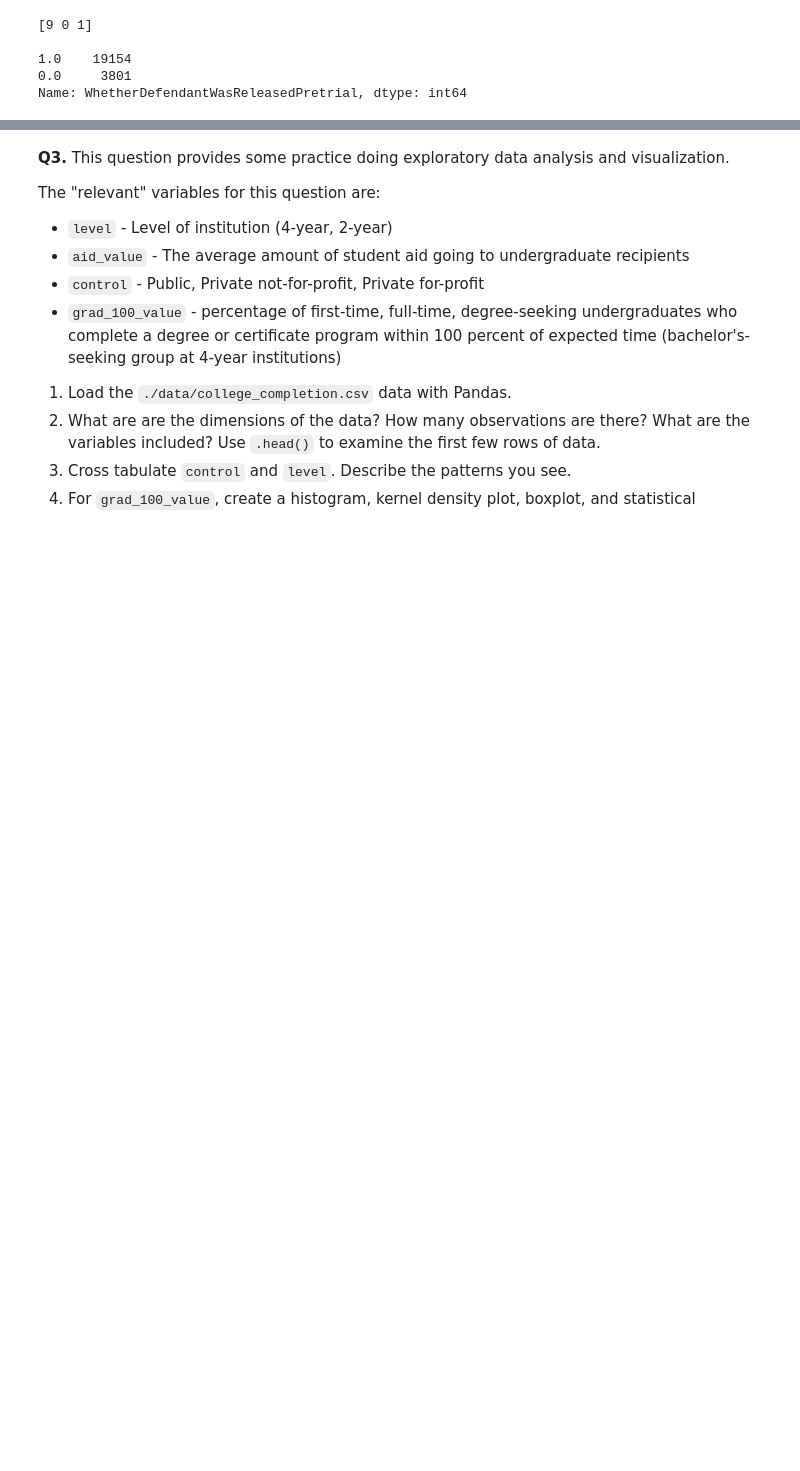
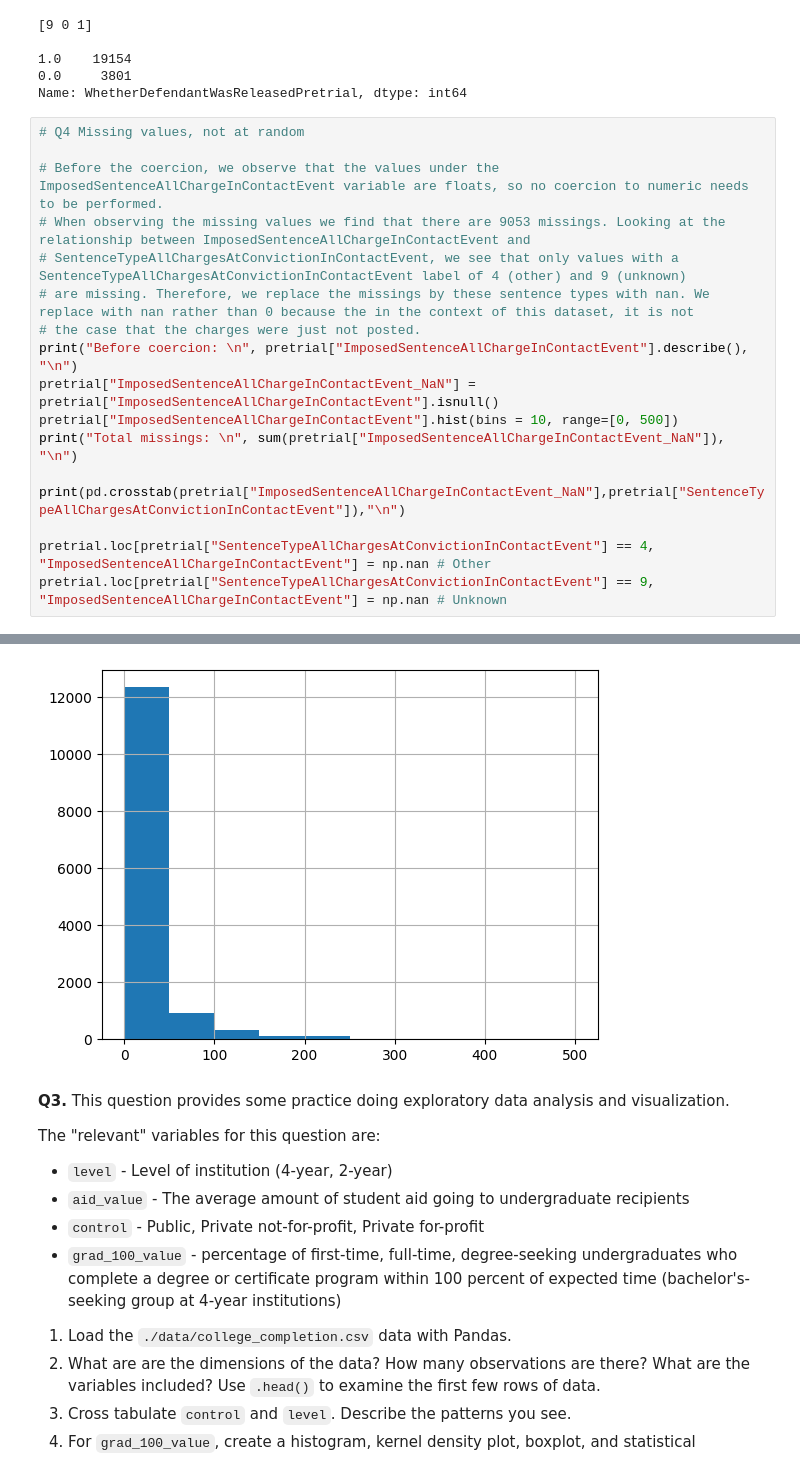
Before and after one commit to chrryyy/assignment2, a Jupyter notebook: assignment2.ipynb, the cells around one changed output, grey strips where cells are left out. Drawn from its saved outputs; the diff is of its cells as text; blank space fills up the shorter version.

```diff
--- a/assignment2.ipynb
+++ b/assignment2.ipynb
@@ -112,3 +112,21 @@ print(pretrial["WhetherDefendantWasReleasedPretrial"].value_counts())
 1.0    19154
 0.0     3801
 Name: WhetherDefendantWasReleasedPretrial, dtype: int64
+# %%
+# Q4 Missing values, not at random
+
+# Before the coercion, we observe that the values under the ImposedSentenceAllChargeInContactEvent variable are floats, so no coercion to numeric needs to be performed.
+# When observing the missing values we find that there are 9053 missings. Looking at the relationship between ImposedSentenceAllChargeInContactEvent and
+# SentenceTypeAllChargesAtConvictionInContactEvent, we see that only values with a SentenceTypeAllChargesAtConvictionInContactEvent label of 4 (other) and 9 (unknown)
+# are missing. Therefore, we replace the missings by these sentence types with nan. We replace with nan rather than 0 because the in the context of this dataset, it is not
+# the case that the charges were just not posted.
+print("Before coercion: \n", pretrial["ImposedSentenceAllChargeInContactEvent"].describe(), "\n")
+pretrial["ImposedSentenceAllChargeInContactEvent_NaN"] = pretrial["ImposedSentenceAllChargeInContactEvent"].isnull()
+pretrial["ImposedSentenceAllChargeInContactEvent"].hist(bins = 10, range=[0, 500])
+print("Total missings: \n", sum(pretrial["ImposedSentenceAllChargeInContactEvent_NaN"]), "\n")
+
+print(pd.crosstab(pretrial["ImposedSentenceAllChargeInContactEvent_NaN"],pretrial["SentenceTypeAllChargesAtConvictionInContactEvent"]),"\n")
+
+pretrial.loc[pretrial["SentenceTypeAllChargesAtConvictionInContactEvent"] == 4, "ImposedSentenceAllChargeInContactEvent"] = np.nan # Other
+pretrial.loc[pretrial["SentenceTypeAllChargesAtConvictionInContactEvent"] == 9, "ImposedSentenceAllChargeInContactEvent"] = np.nan # Unknown
+# %% [output]
@@ -115,3 +151,4 @@ Name: WhetherDefendantWasReleasedPretrial, dtype: int64
+[figure, added]
 # %% [markdown]
 **Q3.** This question provides some practice doing exploratory data analysis and visualization.
 
```
Also changed, not shown: parts of 1 cell of this notebook.
